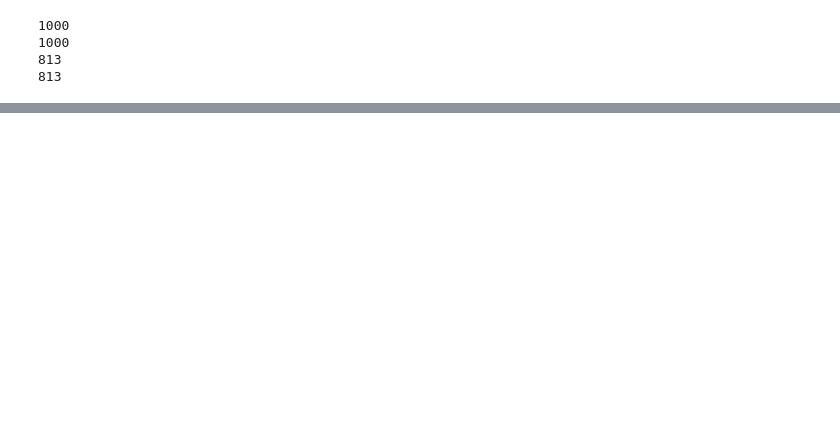
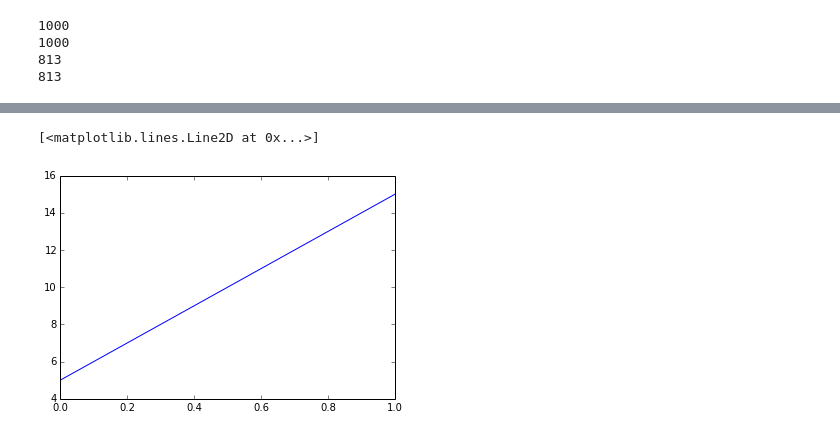
Before and after one commit to maubar/biotico-tools, a Jupyter notebook: ipython_nb/visualize_merged_paired_ends.ipynb, the cells around one changed output, grey strips where cells are left out. Drawn from its saved outputs; the diff is of its cells as text; code cells hidden in the pictures; blank space fills up the shorter version.

```diff
--- a/ipython_nb/visualize_merged_paired_ends.ipynb
+++ b/ipython_nb/visualize_merged_paired_ends.ipynb
@@ -95,0 +107,5 @@ print filtered_out
+# %%
+plt.plot(np.array([5,15]))
+# %% [output]
+[<matplotlib.lines.Line2D at 0x...>]
+[figure, added]
```
Also changed, not shown: parts of 3 cells of this notebook.
